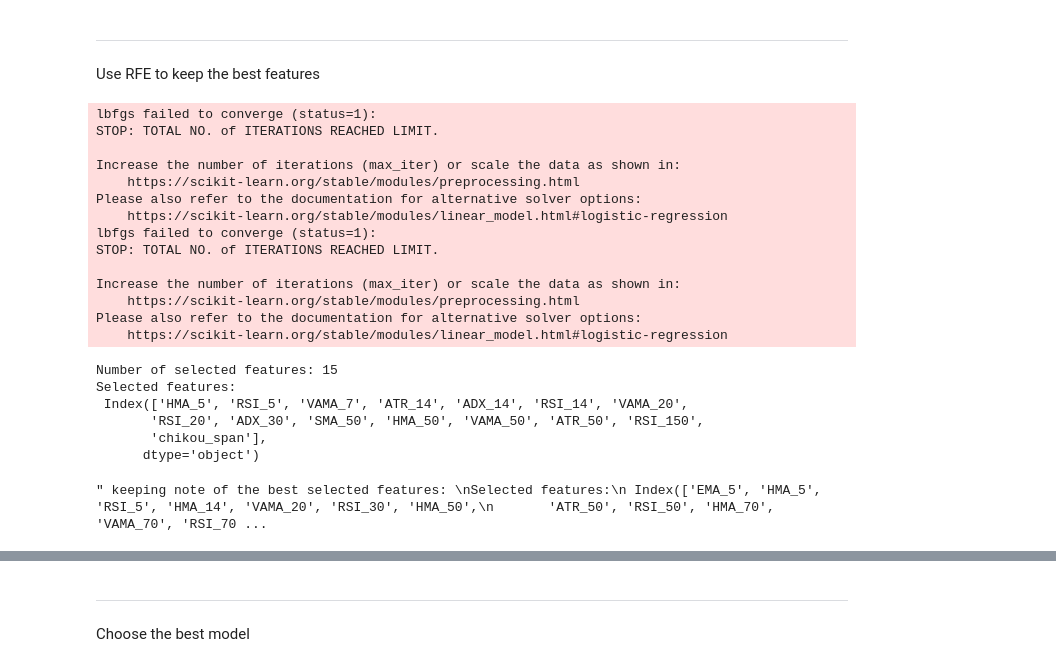
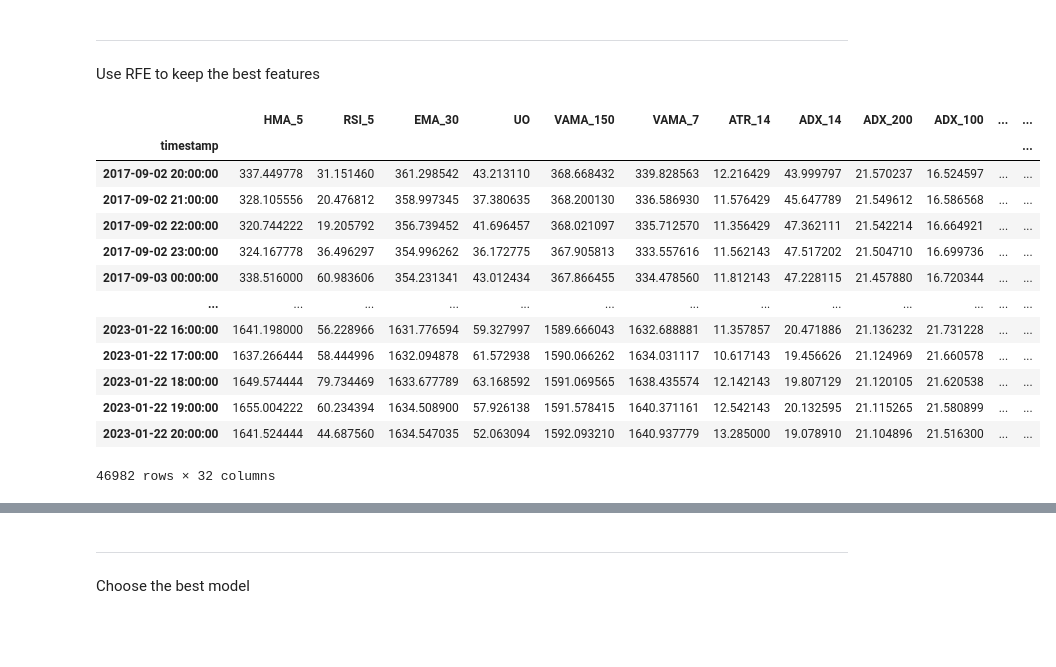
Before and after one commit to adrienCAD/ALGOTRADING_Research, a Jupyter notebook: Coding_Experiments/SimpleTrendFollowing_XGB.ipynb, the cells around one changed output, grey strips where cells are left out. Drawn from its saved outputs; the diff is of its cells as text; code cells hidden in the pictures; blank space fills up the shorter version.

```diff
--- a/Coding_Experiments/SimpleTrendFollowing_XGB.ipynb
+++ b/Coding_Experiments/SimpleTrendFollowing_XGB.ipynb
@@ -383,49 +383,32 @@ import xgboost as xgb
 
 # libraries for Shapely analysis
 import shap
-# %%
-# Create a logistic regression model
-model = LogisticRegression(max_iter=1000)
-
-# Create an RFE model to select the best features
-rfe = RFE(model, n_features_to_select=15)
-
-# Fit the RFE model to the data
-rfe = rfe.fit(X, y)
-
-# Get the selected features
-selected_features = X.columns[rfe.support_]
-
-
-# keep only specified columns in the dataframe
-#X = X.iloc[:, selected_features]
-X = X[selected_features]
-
-
-# Print the selected features
-print ("Number of selected features:", len(X.columns), "\nSelected features:\n",selected_features)
-# %% [output]
-lbfgs failed to converge (status=1):
-STOP: TOTAL NO. of ITERATIONS REACHED LIMIT.
-
-Increase the number of iterations (max_iter) or scale the data as shown in:
-    https://scikit-learn.org/stable/modules/preprocessing.html
-Please also refer to the documentation for alternative solver options:
-    https://scikit-learn.org/stable/modules/linear_model.html#logistic-regression
-lbfgs failed to converge (status=1):
-STOP: TOTAL NO. of ITERATIONS REACHED LIMIT.
-
-Increase the number of iterations (max_iter) or scale the data as shown in:
-    https://scikit-learn.org/stable/modules/preprocessing.html
-Please also refer to the documentation for alternative solver options:
-    https://scikit-learn.org/stable/modules/linear_model.html#logistic-regression
-Number of selected features: 15
-Selected features:
- Index(['HMA_5', 'RSI_5', 'VAMA_7', 'ATR_14', 'ADX_14', 'RSI_14', 'VAMA_20',
-       'RSI_20', 'ADX_30', 'SMA_50', 'HMA_50', 'VAMA_50', 'ATR_50', 'RSI_150',
-       'chikou_span'],
-      dtype='object')
+# %%
+#Number of selected features: 15
+Selected = ['HMA_5', 'RSI_5', 'EMA_30','UO','VAMA_150','VAMA_7', 'ATR_14', 'ADX_14','ADX_200','ADX_100','ADX_70','ATR_70',
+            'EMA_150', 'RSI_14', 'VAMA_20','HMA_20','RSI_20', 'ADX_30', 'SMA_50', 'HMA_50', 'VAMA_50', 'ATR_50', 'RSI_150',
+       'chikou_span','AO','cci','OBV','ATR_30','CHAIKIN','ATR_7','ATR_50','ATR_5']
+# %%
+X = X[Selected]
+# %%
+X
+# %% [output]
+|  | HMA_5 | RSI_5 | EMA_30 | UO | VAMA_150 | VAMA_7 | ATR_14 | ADX_14 | ADX_200 | ADX_100 | ... | ... |
+| timestamp |  |  |  |  |  |  |  |  |  |  |  | ... |
+| 2017-09-02 20:00:00 | 337.449778 | 31.151460 | 361.298542 | 43.213110 | 368.668432 | 339.828563 | 12.216429 | 43.999797 | 21.570237 | 16.524597 | ... | ... |
+| 2017-09-02 21:00:00 | 328.105556 | 20.476812 | 358.997345 | 37.380635 | 368.200130 | 336.586930 | 11.576429 | 45.647789 | 21.549612 | 16.586568 | ... | ... |
+| 2017-09-02 22:00:00 | 320.744222 | 19.205792 | 356.739452 | 41.696457 | 368.021097 | 335.712570 | 11.356429 | 47.362111 | 21.542214 | 16.664921 | ... | ... |
+| 2017-09-02 23:00:00 | 324.167778 | 36.496297 | 354.996262 | 36.172775 | 367.905813 | 333.557616 | 11.562143 | 47.517202 | 21.504710 | 16.699736 | ... | ... |
+| 2017-09-03 00:00:00 | 338.516000 | 60.983606 | 354.231341 | 43.012434 | 367.866455 | 334.478560 | 11.812143 | 47.228115 | 21.457880 | 16.720344 | ... | ... |
+| ... | ... | ... | ... | ... | ... | ... | ... | ... | ... | ... | ... | ... |
+| 2023-01-22 16:00:00 | 1641.198000 | 56.228966 | 1631.776594 | 59.327997 | 1589.666043 | 1632.688881 | 11.357857 | 20.471886 | 21.136232 | 21.731228 | ... | ... |
+| 2023-01-22 17:00:00 | 1637.266444 | 58.444996 | 1632.094878 | 61.572938 | 1590.066262 | 1634.031117 | 10.617143 | 19.456626 | 21.124969 | 21.660578 | ... | ... |
+| 2023-01-22 18:00:00 | 1649.574444 | 79.734469 | 1633.677789 | 63.168592 | 1591.069565 | 1638.435574 | 12.142143 | 19.807129 | 21.120105 | 21.620538 | ... | ... |
+| 2023-01-22 19:00:00 | 1655.004222 | 60.234394 | 1634.508900 | 57.926138 | 1591.578415 | 1640.371161 | 12.542143 | 20.132595 | 21.115265 | 21.580899 | ... | ... |
+| 2023-01-22 20:00:00 | 1641.524444 | 44.687560 | 1634.547035 | 52.063094 | 1592.093210 | 1640.937779 | 13.285000 | 19.078910 | 21.104896 | 21.516300 | ... | ... |
+46982 rows × 32 columns
 # %%
+%%capture
 ''' keeping note of the best selected features:
 Selected features:
  Index(['EMA_5', 'HMA_5', 'RSI_5', 'HMA_14', 'VAMA_20', 'RSI_30', 'HMA_50',
@@ -433,5 +416,3 @@ Selected features:
        'tenkan_sen', 'chikou_span'],
       dtype='object')
 '''
-# %% [output]
-" keeping note of the best selected features: \nSelected features:\n Index(['EMA_5', 'HMA_5', 'RSI_5', 'HMA_14', 'VAMA_20', 'RSI_30', 'HMA_50',\n       'ATR_50', 'RSI_50', 'HMA_70', 'VAMA_70', 'RSI_70 ...
```
Also changed, not shown: parts of 10 cells of this notebook, 7 other files.
